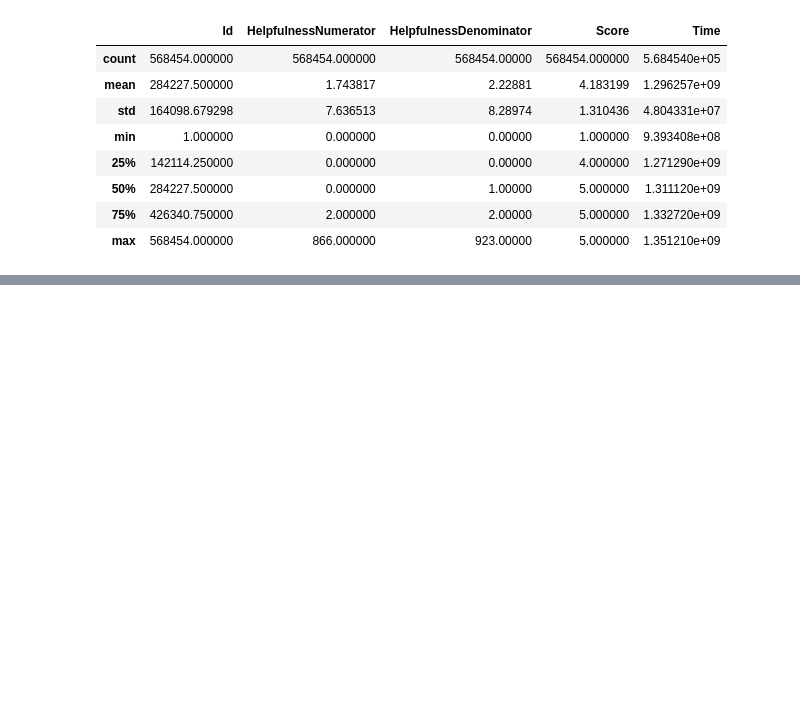
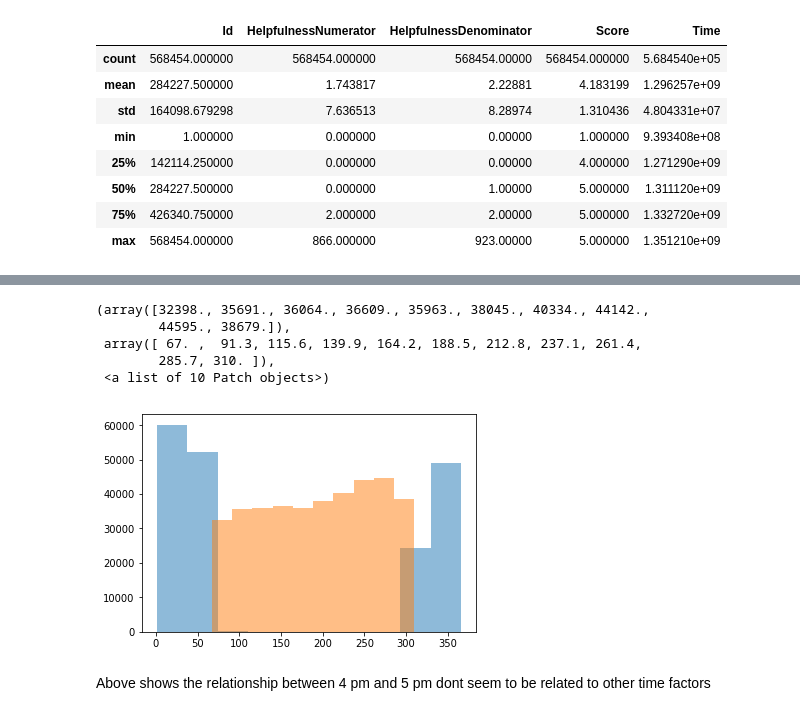
Before and after one commit to MintMin/AmazonReviewsAnalysis, a Jupyter notebook: Nic/Week 1 Nic's Exploratory Analysis.ipynb, the cells around one changed output, grey strips where cells are left out. Drawn from its saved outputs; the diff is of its cells as text; code cells hidden in the pictures; blank space fills up the shorter version.

```diff
--- a/Nic/Week 1 Nic's Exploratory Analysis.ipynb
+++ b/Nic/Week 1 Nic's Exploratory Analysis.ipynb
@@ -29,0 +171,12 @@ reviews.describe()
+# %%
+plt.hist(hour16.Day,alpha = 0.5)
+plt.hist(hour17.Day, alpha = 0.5)
+# %% [output]
+(array([32398., 35691., 36064., 36609., 35963., 38045., 40334., 44142.,
+        44595., 38679.]),
+ array([ 67. ,  91.3, 115.6, 139.9, 164.2, 188.5, 212.8, 237.1, 261.4,
+        285.7, 310. ]),
+ <a list of 10 Patch objects>)
+[figure, added]
+# %% [markdown]
+Above shows the relationship between 4 pm and 5 pm dont seem to be related to other time factors
```
Also changed, not shown: parts of 27 cells of this notebook.
